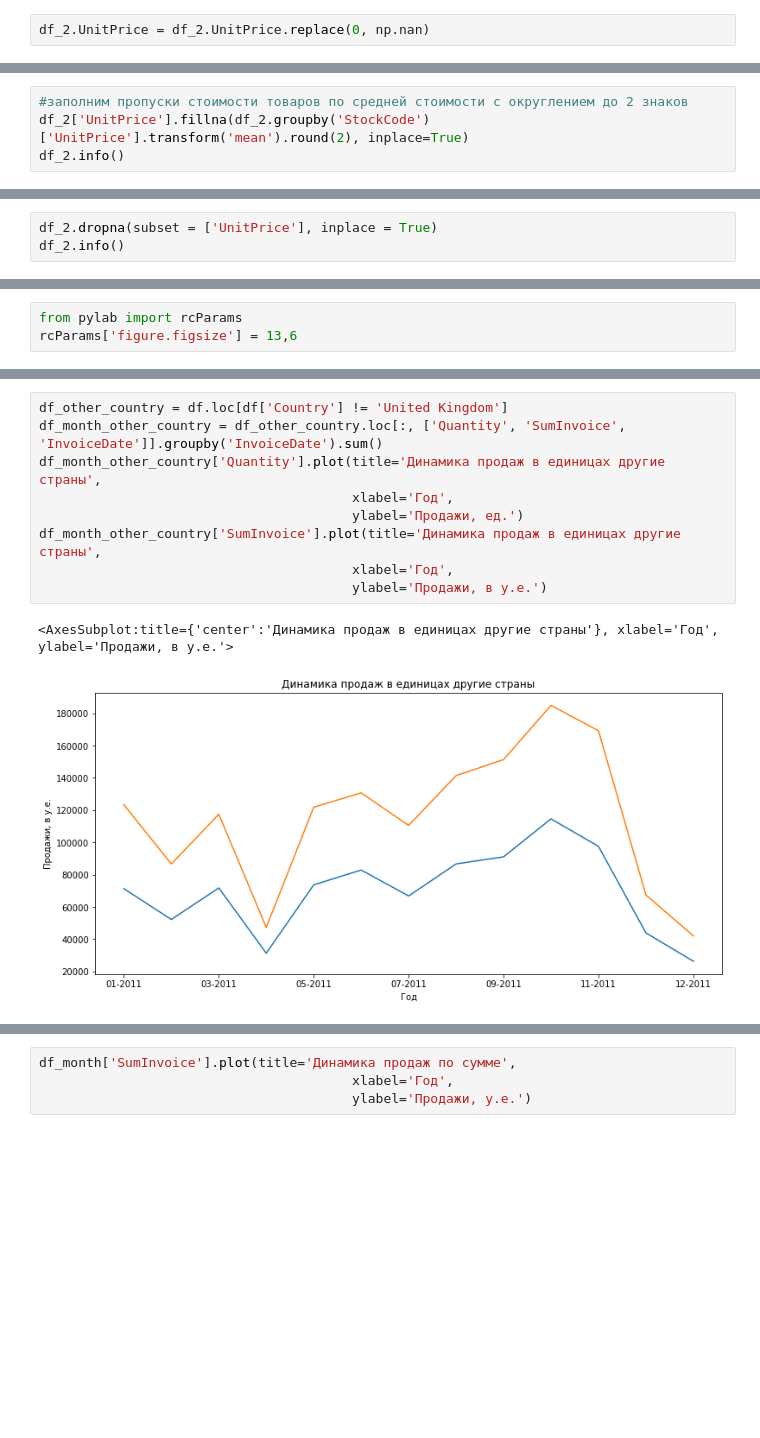
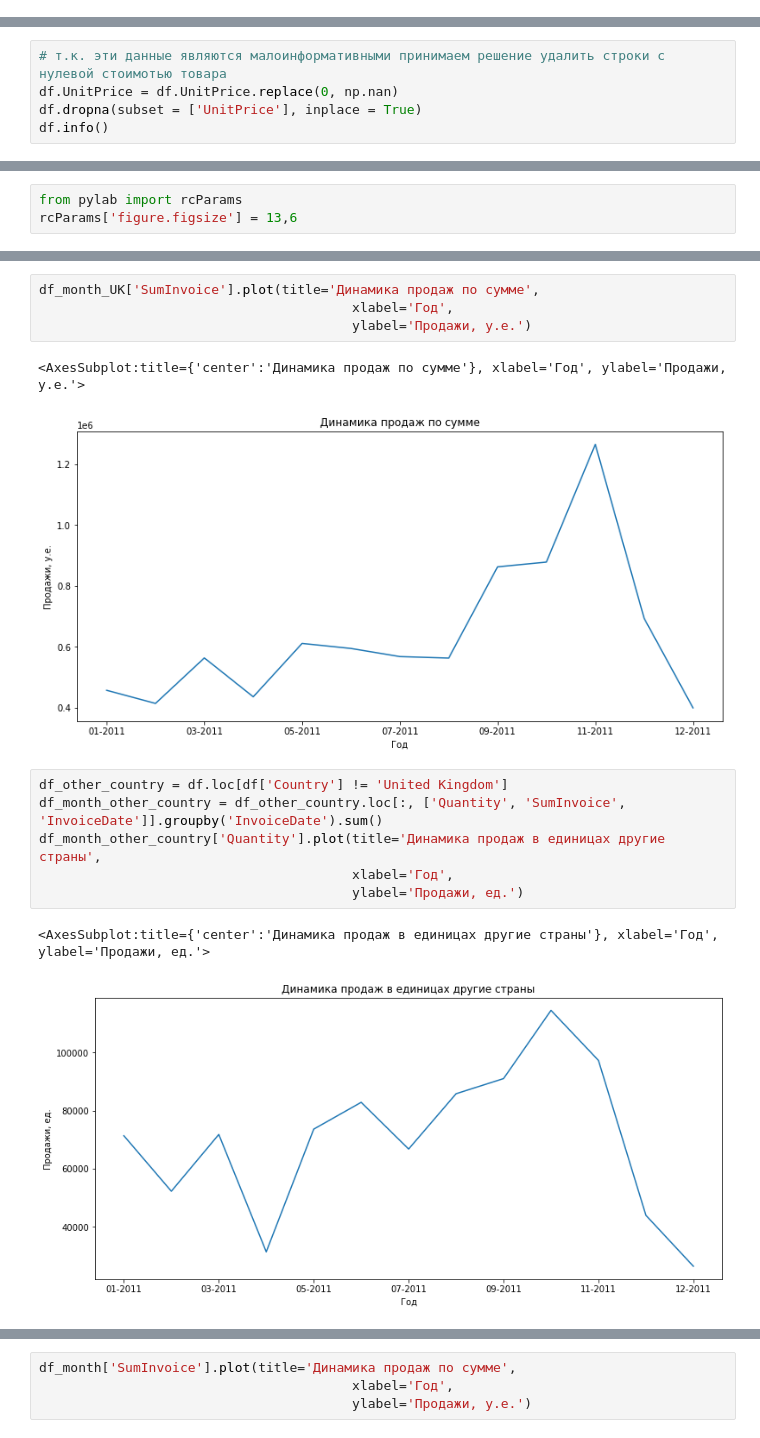
Before and after one commit to semina-lena/Eremeeva_DA-27, a Jupyter notebook: Eremeeva_DA-27.ipynb, the cells around one changed output, grey strips where cells are left out. Drawn from its saved outputs; the diff is of its cells as text; blank space fills up the shorter version.

```diff
--- a/Eremeeva_DA-27.ipynb
+++ b/Eremeeva_DA-27.ipynb
@@ -247,2 +186,0 @@ df_nan.describe()
-# %%
-df_2.UnitPrice = df_2.UnitPrice.replace(0, np.nan)
@@ -267,4 +186,0 @@ memory usage: 37.0+ MB
-# %%
-#заполним пропуски стоимости товаров по средней стоимости с округлением до 2 знаков
-df_2['UnitPrice'].fillna(df_2.groupby('StockCode')['UnitPrice'].transform('mean').round(2), inplace=True)
-df_2.info()
@@ -321,3 +186,0 @@ df_2[df_2.UnitPrice.isnull()].groupby(['Description'])['Quantity'].sum().reset_i
-# %%
-df_2.dropna(subset = ['UnitPrice'], inplace = True)
-df_2.info()
@@ -428,0 +269,5 @@ memory usage: 32.8+ MB
+# %%
+# т.к. эти данные являются малоинформативными принимаем решение удалить строки с нулевой стоимотью товара
+df.UnitPrice = df.UnitPrice.replace(0, np.nan)
+df.dropna(subset = ['UnitPrice'], inplace = True)
+df.info()
@@ -526,12 +402,16 @@ df_month_UK['SumInvoice'].plot(title='Динамика продаж по сум
+# %%
+df_month_UK['SumInvoice'].plot(title='Динамика продаж по сумме',
+                                        xlabel='Год',
+                                        ylabel='Продажи, у.е.')
+# %% [output]
+<AxesSubplot:title={'center':'Динамика продаж по сумме'}, xlabel='Год', ylabel='Продажи, у.е.'>
+[figure, added]
 # %%
 df_other_country = df.loc[df['Country'] != 'United Kingdom']
 df_month_other_country = df_other_country.loc[:, ['Quantity', 'SumInvoice', 'InvoiceDate']].groupby('InvoiceDate').sum()
 df_month_other_country['Quantity'].plot(title='Динамика продаж в единицах другие страны',
                                         xlabel='Год',
                                         ylabel='Продажи, ед.')
-df_month_other_country['SumInvoice'].plot(title='Динамика продаж в единицах другие страны',
-                                        xlabel='Год',
-                                        ylabel='Продажи, в у.е.')
 # %% [output]
-<AxesSubplot:title={'center':'Динамика продаж в единицах другие страны'}, xlabel='Год', ylabel='Продажи, в у.е.'>
+<AxesSubplot:title={'center':'Динамика продаж в единицах другие страны'}, xlabel='Год', ylabel='Продажи, ед.'>
-[figure, old version]
+[figure, new version]
```
Also changed, not shown: parts of 60 cells of this notebook.
